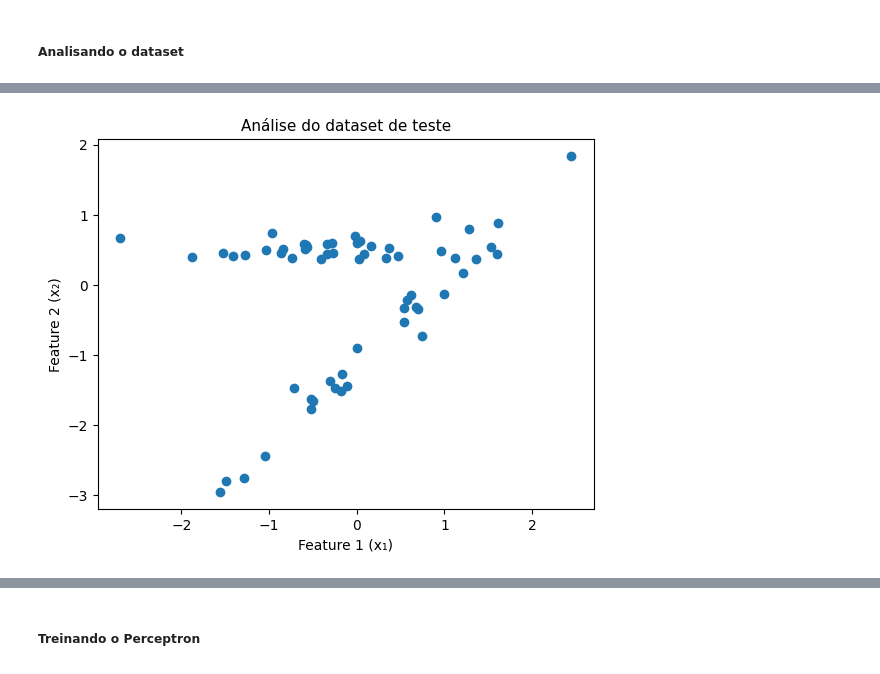
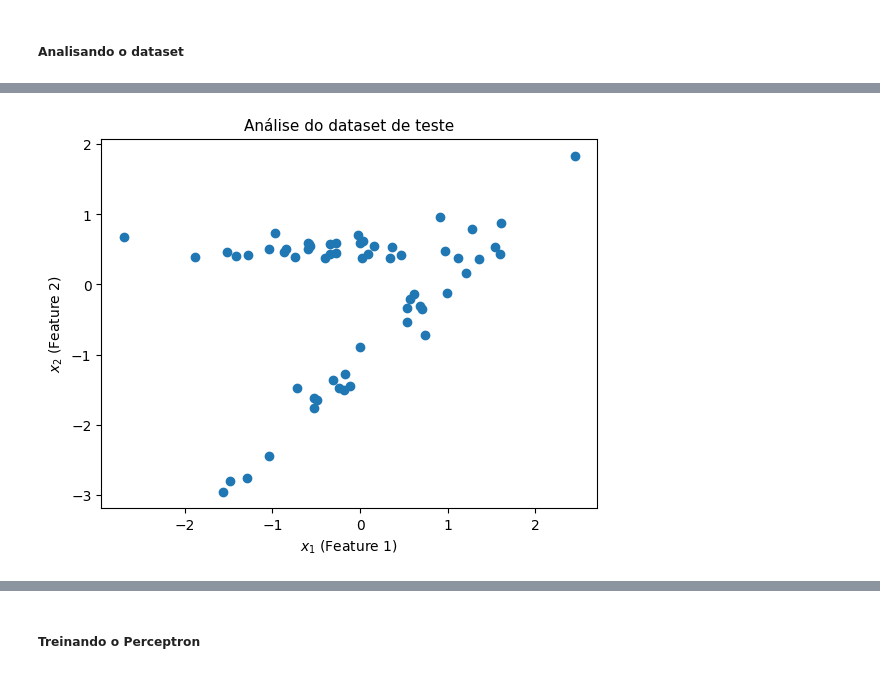
Before and after one commit to lucasanches/single-layer-perceptron, a Jupyter notebook: perceptron.ipynb, the cells around one changed output, grey strips where cells are left out. Drawn from its saved outputs; the diff is of its cells as text; code cells hidden in the pictures.

```diff
--- a/perceptron.ipynb
+++ b/perceptron.ipynb
@@ -153,9 +178,10 @@ plt.show()
 # %%
 # Plot dos dados de teste
-plt.scatter(X_test[0], X_test[1])
-plt.xlabel('Feature 1 (x₁)', fontsize=10)
-plt.ylabel('Feature 2 (x₂)', fontsize=10)
+X_test_T = X_test.T
+plt.scatter(X_test_T[0], X_test_T[1])
+plt.xlabel('$x_1$ (Feature 1)', fontsize=10)
+plt.ylabel('$x_2$ (Feature 2)', fontsize=10)
 plt.title("Análise do dataset de teste", fontsize=11)
 plt.show()
 # %% [output]
-[figure, old version]
+[figure, new version]
```
Also changed, not shown: parts of 14 cells of this notebook.
